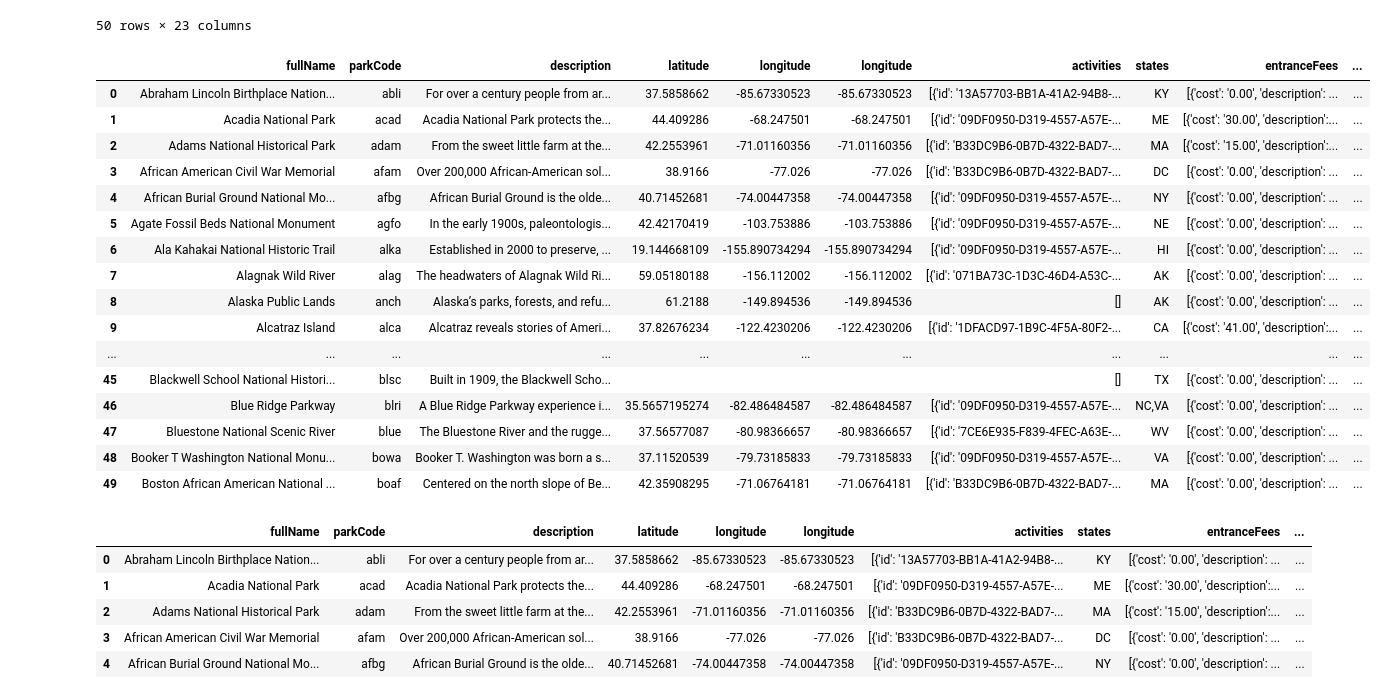
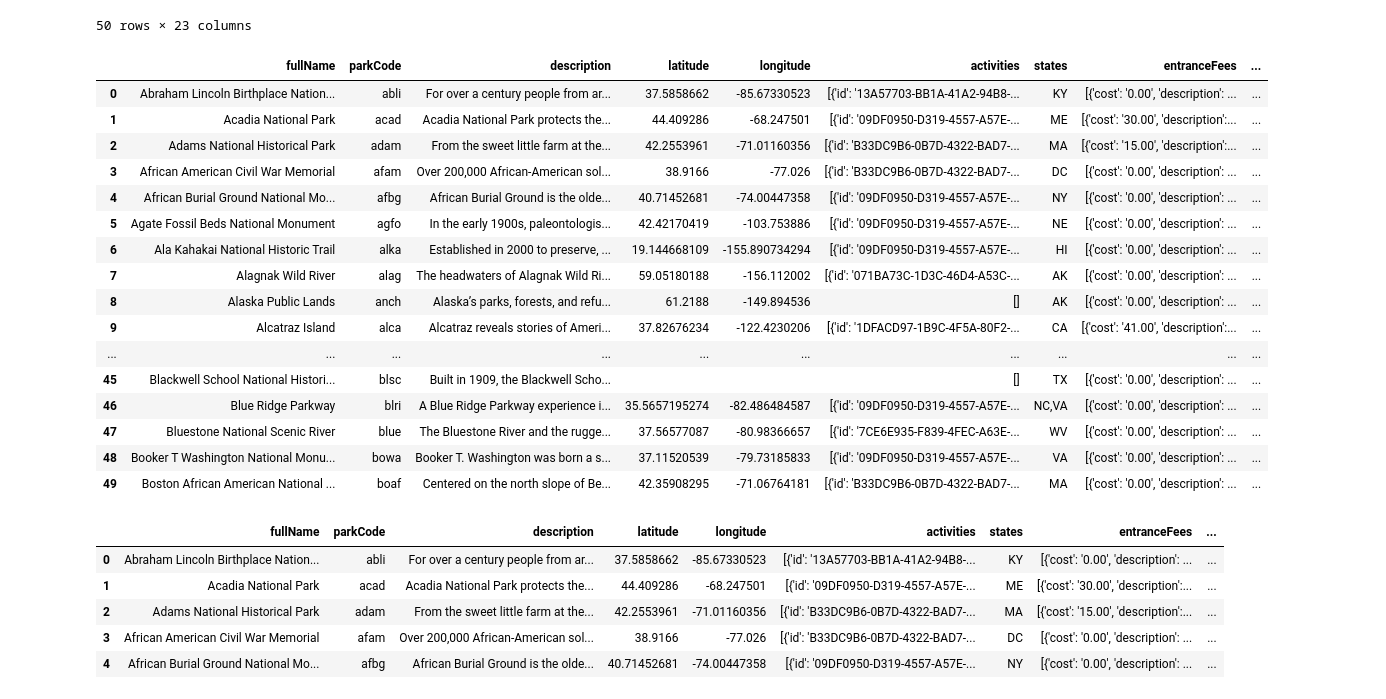
Before and after one commit to hthelander/Project-3, a Jupyter notebook: nps.ipynb, the cells around one changed output. Drawn from its saved outputs; the diff is of its cells as text; code cells hidden in the pictures.

```diff
--- a/nps.ipynb
+++ b/nps.ipynb
@@ -71,34 +71,34 @@ nps_df
 | 49 | 87F00684-8E1F-4E12-B463-2B5B929A0C74 | https://www.nps.gov/boaf/index.htm | Boston African American National ... | boaf | Centered on the north slope of Be... | 42.35908295 | -71.06764181 | lat:42.35908295, long:-71.06764181 | [{'id': 'B33DC9B6-0B7D-4322-BAD7-... | [{'id': '28AEAE85-9DDA-45B6-981B-... | ... |
 50 rows × 23 columns
 # %%
-clean_df = nps_df.loc[:, ["fullName", "parkCode", "description", "latitude", "longitude", "longitude",
-                          "activities", "states", "entranceFees", "directionsInfo", "weatherInfo"]]
+clean_df = nps_df.loc[:, ["fullName", "parkCode", "description", "latitude", "longitude", "activities",
+                           "states", "entranceFees", "directionsInfo", "weatherInfo"]]
 clean_df
 # %% [output]
-|  | fullName | parkCode | description | latitude | longitude | longitude | activities | states | entranceFees | ... |
-| 0 | Abraham Lincoln Birthplace Nation... | abli | For over a century people from ar... | 37.5858662 | -85.67330523 | -85.67330523 | [{'id': '13A57703-BB1A-41A2-94B8-... | KY | [{'cost': '0.00', 'description': ... | ... |
-| 1 | Acadia National Park | acad | Acadia National Park protects the... | 44.409286 | -68.247501 | -68.247501 | [{'id': '09DF0950-D319-4557-A57E-... | ME | [{'cost': '30.00', 'description':... | ... |
-| 2 | Adams National Historical Park | adam | From the sweet little farm at the... | 42.2553961 | -71.01160356 | -71.01160356 | [{'id': 'B33DC9B6-0B7D-4322-BAD7-... | MA | [{'cost': '15.00', 'description':... | ... |
-| 3 | African American Civil War Memorial | afam | Over 200,000 African-American sol... | 38.9166 | -77.026 | -77.026 | [{'id': 'B33DC9B6-0B7D-4322-BAD7-... | DC | [{'cost': '0.00', 'description': ... | ... |
-| 4 | African Burial Ground National Mo... | afbg | African Burial Ground is the olde... | 40.71452681 | -74.00447358 | -74.00447358 | [{'id': '09DF0950-D319-4557-A57E-... | NY | [{'cost': '0.00', 'description': ... | ... |
-| 5 | Agate Fossil Beds National Monument | agfo | In the early 1900s, paleontologis... | 42.42170419 | -103.753886 | -103.753886 | [{'id': '09DF0950-D319-4557-A57E-... | NE | [{'cost': '0.00', 'description': ... | ... |
-| 6 | Ala Kahakai National Historic Trail | alka | Established in 2000 to preserve, ... | 19.144668109 | -155.890734294 | -155.890734294 | [{'id': '09DF0950-D319-4557-A57E-... | HI | [{'cost': '0.00', 'description': ... | ... |
-| 7 | Alagnak Wild River | alag | The headwaters of Alagnak Wild Ri... | 59.05180188 | -156.112002 | -156.112002 | [{'id': '071BA73C-1D3C-46D4-A53C-... | AK | [{'cost': '0.00', 'description': ... | ... |
-| 8 | Alaska Public Lands | anch | Alaska’s parks, forests, and refu... | 61.2188 | -149.894536 | -149.894536 | [] | AK | [{'cost': '0.00', 'description': ... | ... |
-| 9 | Alcatraz Island | alca | Alcatraz reveals stories of Ameri... | 37.82676234 | -122.4230206 | -122.4230206 | [{'id': '1DFACD97-1B9C-4F5A-80F2-... | CA | [{'cost': '41.00', 'description':... | ... |
-| ... | ... | ... | ... | ... | ... | ... | ... | ... | ... | ... |
-| 45 | Blackwell School National Histori... | blsc | Built in 1909, the Blackwell Scho... |  |  |  | [] | TX | [{'cost': '0.00', 'description': ... | ... |
-| 46 | Blue Ridge Parkway | blri | A Blue Ridge Parkway experience i... | 35.5657195274 | -82.486484587 | -82.486484587 | [{'id': '09DF0950-D319-4557-A57E-... | NC,VA | [{'cost': '0.00', 'description': ... | ... |
-| 47 | Bluestone National Scenic River | blue | The Bluestone River and the rugge... | 37.56577087 | -80.98366657 | -80.98366657 | [{'id': '7CE6E935-F839-4FEC-A63E-... | WV | [{'cost': '0.00', 'description': ... | ... |
-| 48 | Booker T Washington National Monu... | bowa | Booker T. Washington was born a s... | 37.11520539 | -79.73185833 | -79.73185833 | [{'id': '09DF0950-D319-4557-A57E-... | VA | [{'cost': '0.00', 'description': ... | ... |
-| 49 | Boston African American National ... | boaf | Centered on the north slope of Be... | 42.35908295 | -71.06764181 | -71.06764181 | [{'id': 'B33DC9B6-0B7D-4322-BAD7-... | MA | [{'cost': '0.00', 'description': ... | ... |
+|  | fullName | parkCode | description | latitude | longitude | activities | states | entranceFees | ... |
+| 0 | Abraham Lincoln Birthplace Nation... | abli | For over a century people from ar... | 37.5858662 | -85.67330523 | [{'id': '13A57703-BB1A-41A2-94B8-... | KY | [{'cost': '0.00', 'description': ... | ... |
+| 1 | Acadia National Park | acad | Acadia National Park protects the... | 44.409286 | -68.247501 | [{'id': '09DF0950-D319-4557-A57E-... | ME | [{'cost': '30.00', 'description':... | ... |
+| 2 | Adams National Historical Park | adam | From the sweet little farm at the... | 42.2553961 | -71.01160356 | [{'id': 'B33DC9B6-0B7D-4322-BAD7-... | MA | [{'cost': '15.00', 'description':... | ... |
+| 3 | African American Civil War Memorial | afam | Over 200,000 African-American sol... | 38.9166 | -77.026 | [{'id': 'B33DC9B6-0B7D-4322-BAD7-... | DC | [{'cost': '0.00', 'description': ... | ... |
+| 4 | African Burial Ground National Mo... | afbg | African Burial Ground is the olde... | 40.71452681 | -74.00447358 | [{'id': '09DF0950-D319-4557-A57E-... | NY | [{'cost': '0.00', 'description': ... | ... |
+| 5 | Agate Fossil Beds National Monument | agfo | In the early 1900s, paleontologis... | 42.42170419 | -103.753886 | [{'id': '09DF0950-D319-4557-A57E-... | NE | [{'cost': '0.00', 'description': ... | ... |
+| 6 | Ala Kahakai National Historic Trail | alka | Established in 2000 to preserve, ... | 19.144668109 | -155.890734294 | [{'id': '09DF0950-D319-4557-A57E-... | HI | [{'cost': '0.00', 'description': ... | ... |
+| 7 | Alagnak Wild River | alag | The headwaters of Alagnak Wild Ri... | 59.05180188 | -156.112002 | [{'id': '071BA73C-1D3C-46D4-A53C-... | AK | [{'cost': '0.00', 'description': ... | ... |
+| 8 | Alaska Public Lands | anch | Alaska’s parks, forests, and refu... | 61.2188 | -149.894536 | [] | AK | [{'cost': '0.00', 'description': ... | ... |
+| 9 | Alcatraz Island | alca | Alcatraz reveals stories of Ameri... | 37.82676234 | -122.4230206 | [{'id': '1DFACD97-1B9C-4F5A-80F2-... | CA | [{'cost': '41.00', 'description':... | ... |
+| ... | ... | ... | ... | ... | ... | ... | ... | ... | ... |
+| 45 | Blackwell School National Histori... | blsc | Built in 1909, the Blackwell Scho... |  |  | [] | TX | [{'cost': '0.00', 'description': ... | ... |
+| 46 | Blue Ridge Parkway | blri | A Blue Ridge Parkway experience i... | 35.5657195274 | -82.486484587 | [{'id': '09DF0950-D319-4557-A57E-... | NC,VA | [{'cost': '0.00', 'description': ... | ... |
+| 47 | Bluestone National Scenic River | blue | The Bluestone River and the rugge... | 37.56577087 | -80.98366657 | [{'id': '7CE6E935-F839-4FEC-A63E-... | WV | [{'cost': '0.00', 'description': ... | ... |
+| 48 | Booker T Washington National Monu... | bowa | Booker T. Washington was born a s... | 37.11520539 | -79.73185833 | [{'id': '09DF0950-D319-4557-A57E-... | VA | [{'cost': '0.00', 'description': ... | ... |
+| 49 | Boston African American National ... | boaf | Centered on the north slope of Be... | 42.35908295 | -71.06764181 | [{'id': 'B33DC9B6-0B7D-4322-BAD7-... | MA | [{'cost': '0.00', 'description': ... | ... |
 # %%
 clean_df["activity"] = clean_df["activities"].apply(lambda x:','.join( [i["name"] for i in x]))
 clean_df.head()
 # %% [output]
-|  | fullName | parkCode | description | latitude | longitude | longitude | activities | states | entranceFees | ... |
-| 0 | Abraham Lincoln Birthplace Nation... | abli | For over a century people from ar... | 37.5858662 | -85.67330523 | -85.67330523 | [{'id': '13A57703-BB1A-41A2-94B8-... | KY | [{'cost': '0.00', 'description': ... | ... |
-| 1 | Acadia National Park | acad | Acadia National Park protects the... | 44.409286 | -68.247501 | -68.247501 | [{'id': '09DF0950-D319-4557-A57E-... | ME | [{'cost': '30.00', 'description':... | ... |
-| 2 | Adams National Historical Park | adam | From the sweet little farm at the... | 42.2553961 | -71.01160356 | -71.01160356 | [{'id': 'B33DC9B6-0B7D-4322-BAD7-... | MA | [{'cost': '15.00', 'description':... | ... |
-| 3 | African American Civil War Memorial | afam | Over 200,000 African-American sol... | 38.9166 | -77.026 | -77.026 | [{'id': 'B33DC9B6-0B7D-4322-BAD7-... | DC | [{'cost': '0.00', 'description': ... | ... |
-| 4 | African Burial Ground National Mo... | afbg | African Burial Ground is the olde... | 40.71452681 | -74.00447358 | -74.00447358 | [{'id': '09DF0950-D319-4557-A57E-... | NY | [{'cost': '0.00', 'description': ... | ... |
+|  | fullName | parkCode | description | latitude | longitude | activities | states | entranceFees | ... |
+| 0 | Abraham Lincoln Birthplace Nation... | abli | For over a century people from ar... | 37.5858662 | -85.67330523 | [{'id': '13A57703-BB1A-41A2-94B8-... | KY | [{'cost': '0.00', 'description': ... | ... |
+| 1 | Acadia National Park | acad | Acadia National Park protects the... | 44.409286 | -68.247501 | [{'id': '09DF0950-D319-4557-A57E-... | ME | [{'cost': '30.00', 'description':... | ... |
+| 2 | Adams National Historical Park | adam | From the sweet little farm at the... | 42.2553961 | -71.01160356 | [{'id': 'B33DC9B6-0B7D-4322-BAD7-... | MA | [{'cost': '15.00', 'description':... | ... |
+| 3 | African American Civil War Memorial | afam | Over 200,000 African-American sol... | 38.9166 | -77.026 | [{'id': 'B33DC9B6-0B7D-4322-BAD7-... | DC | [{'cost': '0.00', 'description': ... | ... |
+| 4 | African Burial Ground National Mo... | afbg | African Burial Ground is the olde... | 40.71452681 | -74.00447358 | [{'id': '09DF0950-D319-4557-A57E-... | NY | [{'cost': '0.00', 'description': ... | ... |
```
Also changed, not shown: parts of 8 cells of this notebook, 4 other files.
